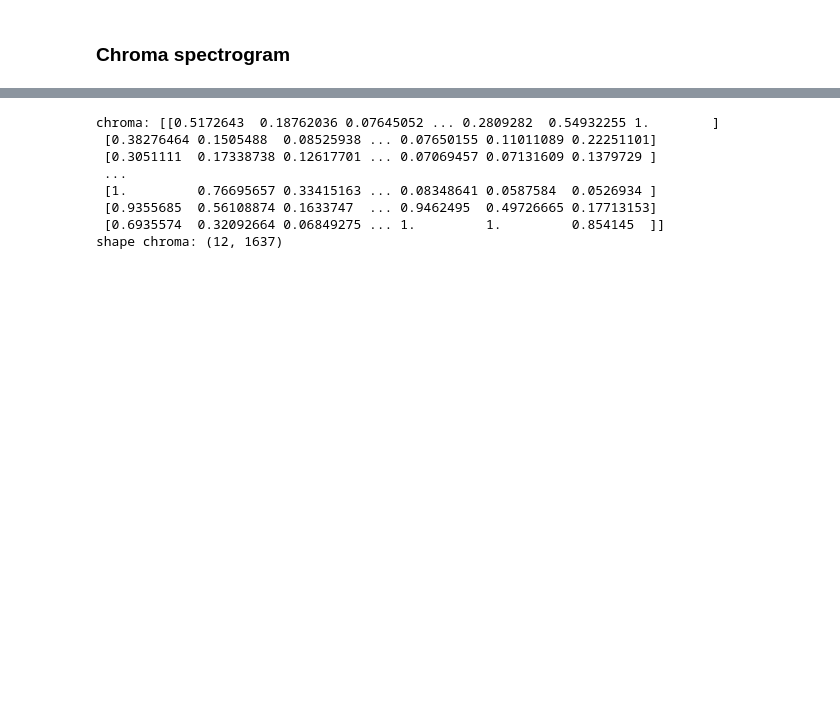
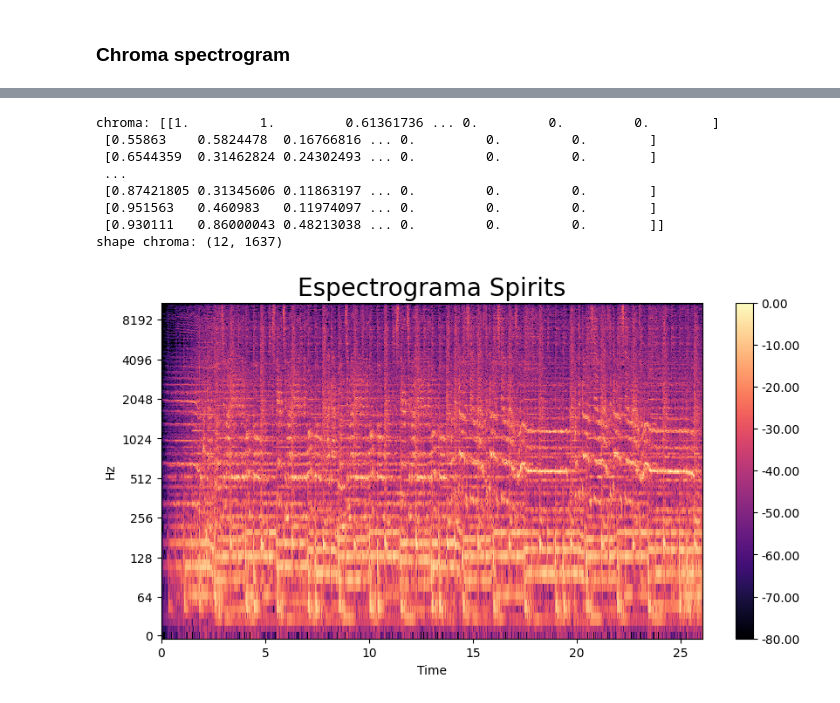
Before and after one commit to Leodna/mer, a Jupyter notebook: notebooks/features/chromas.ipynb, the cells around one changed output, grey strips where cells are left out. Saved outputs shown, nothing was run; the diff lists cells and outputs as text; code cells hidden in the pictures; blank space fills up the shorter version.

Commit message:
Generar y guardar chromagrams

```diff
--- a/notebooks/features/chromas.ipynb
+++ b/notebooks/features/chromas.ipynb
@@ -186,13 +226,19 @@ shape chroma: (12, 1637)
 # %%
-crhoma_p = get_chromagram(audio=y,sr=sr,power_spectrum=True) #power
+crhoma_p = get_chromagram(audio=y,sr=sr,power_spectrum=True,target_len=1637) #power
 print(f'chroma: {crhoma_p[:20]}')
 print(f'shape chroma: {crhoma_p.shape}')
 # %% [output]
-chroma: [[0.5172643  0.18762036 0.07645052 ... 0.2809282  0.54932255 1.        ]
- [0.38276464 0.1505488  0.08525938 ... 0.07650155 0.11011089 0.22251101]
- [0.3051111  0.17338738 0.12617701 ... 0.07069457 0.07131609 0.1379729 ]
+chroma: [[1.         1.         0.61361736 ... 0.         0.         0.        ]
+ [0.55863    0.5824478  0.16766816 ... 0.         0.         0.        ]
+ [0.6544359  0.31462824 0.24302493 ... 0.         0.         0.        ]
  ...
- [1.         0.76695657 0.33415163 ... 0.08348641 0.0587584  0.0526934 ]
- [0.9355685  0.56108874 0.1633747  ... 0.9462495  0.49726665 0.17713153]
- [0.6935574  0.32092664 0.06849275 ... 1.         1.         0.854145  ]]
+ [0.87421805 0.31345606 0.11863197 ... 0.         0.         0.        ]
+ [0.951563   0.460983   0.11974097 ... 0.         0.         0.        ]
+ [0.930111   0.86000043 0.48213038 ... 0.         0.         0.        ]]
 shape chroma: (12, 1637)
+# %%
+aux_Sp = get_spectrogram(audio=y)
+show_spectrogram(aux_Sp,
+                 title=f"Espectrograma {aux_meta['title'].values[0]}")
+# %% [output]
+[figure, added]
```
Also changed, not shown: parts of 19 cells of this notebook.
